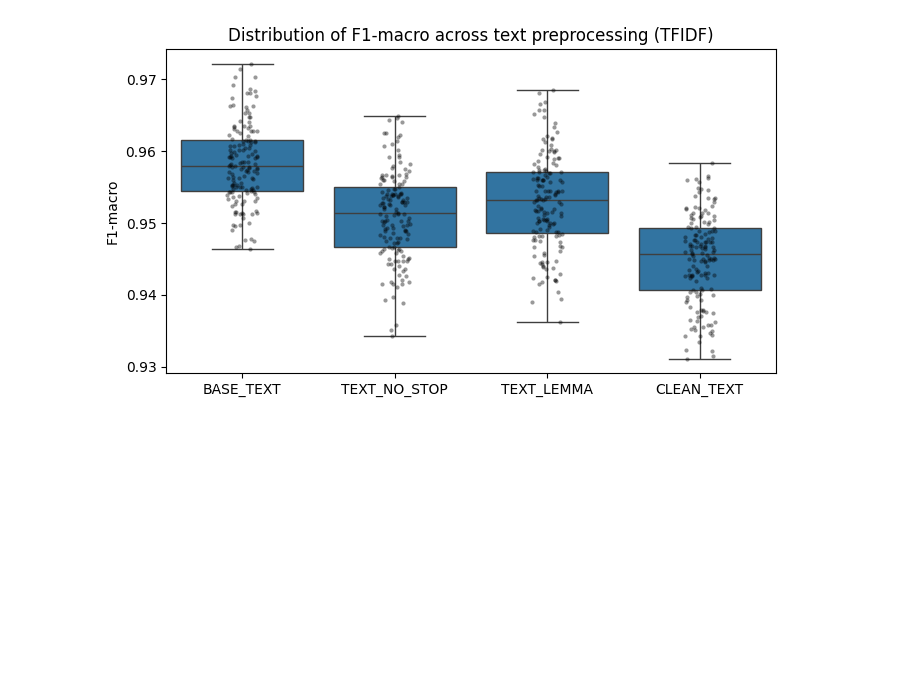
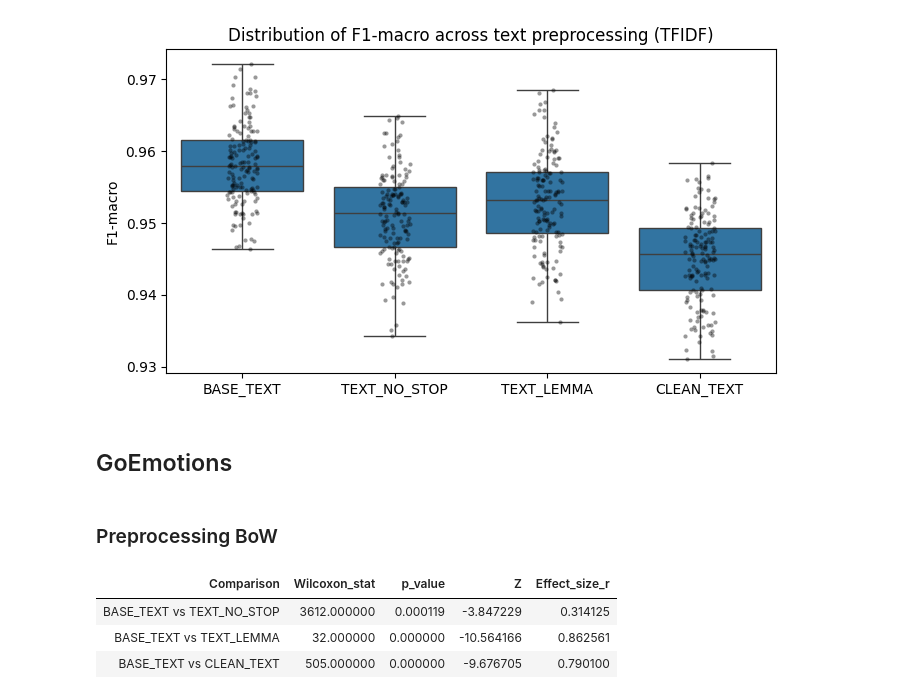
Before and after one commit to LuanBarbs/tcc-emotion-detection-nlp, a Jupyter notebook: src/preprocess/preprocess_significance.ipynb, the cells around one changed output. Cells and saved outputs as stored; diff of their text form; code cells hidden in the pictures; blank space fills up the shorter version.

Commit message:
balanceamento GoEmotions

```diff
--- a/src/preprocess/preprocess_significance.ipynb
+++ b/src/preprocess/preprocess_significance.ipynb
@@ -219,3 +219,71 @@ plt.tight_layout()
 plt.show()
 # %% [output]
 [figure]
+# %% [markdown]
+## GoEmotions
+# %% [markdown]
+### Preprocessing BoW
+# %%
+paths = {
+    "BASE_TEXT": "../../data/out/baseline/baseline_05_GoEmotions_BoW_PT.csv",
+    "TEXT_NO_STOP": "../../data/out/preprocess/preprocess_05_GoEmotions_BoW_TEXT_NO_STOP_PT.csv",
+    "TEXT_LEMMA": "../../data/out/preprocess/preprocess_05_GoEmotions_BoW_TEXT_LEMMA_PT.csv",
+    "CLEAN_TEXT": "../../data/out/preprocess/preprocess_05_GoEmotions_BoW_CLEAN_TEXT_PT.csv",
+}
+
+dfs = []
+
+for name, path in paths.items():
+    df = load_results(path)
+    dfs.append(to_long_preprocess(df, name))
+
+df_long = pd.concat(dfs, ignore_index=True)
+
+df_pair = (
+    df_long
+    .groupby("Preprocess")
+    .head(df_long.groupby("Preprocess").size().min())
+    .reset_index(drop=True)
+)
+
+baseline = "BASE_TEXT"
+preprocesses = df_pair["Preprocess"].unique()
+preprocesses = [p for p in preprocesses if p != baseline]
+
+results = []
+
+scores_base = (
+    df_pair[df_pair["Preprocess"] == baseline]["F1_macro"]
+    .to_numpy()
+)
+
+n = len(scores_base)
+mean_w = n * (n + 1) / 4
+std_w = np.sqrt(n * (n + 1) * (2*n + 1) / 24)
+
+for prep in preprocesses:
+    scores_other = (
+        df_pair[df_pair["Preprocess"] == prep]["F1_macro"]
+        .to_numpy()
+    )
+
+    stat, p = wilcoxon(scores_base, scores_other)
+
+    z = (stat - mean_w) / std_w
+    r = abs(z) / np.sqrt(n)
+
+    results.append({
+        "Comparison": f"{baseline} vs {prep}",
+        "Wilcoxon_stat": stat,
+        "p_value": p,
+        "Z": z,
+        "Effect_size_r": r
+    })
+
+df_wilcoxon = pd.DataFrame(results)
+df_wilcoxon.style.hide(axis="index")
+# %% [output]
+| Comparison | Wilcoxon_stat | p_value | Z | Effect_size_r |
+| BASE_TEXT vs TEXT_NO_STOP | 3612.000000 | 0.000119 | -3.847229 | 0.314125 |
+| BASE_TEXT vs TEXT_LEMMA | 32.000000 | 0.000000 | -10.564166 | 0.862561 |
+| BASE_TEXT vs CLEAN_TEXT | 505.000000 | 0.000000 | -9.676705 | 0.790100 |
```
Also changed, not shown: parts of 4 cells of this notebook, 3 other files.
